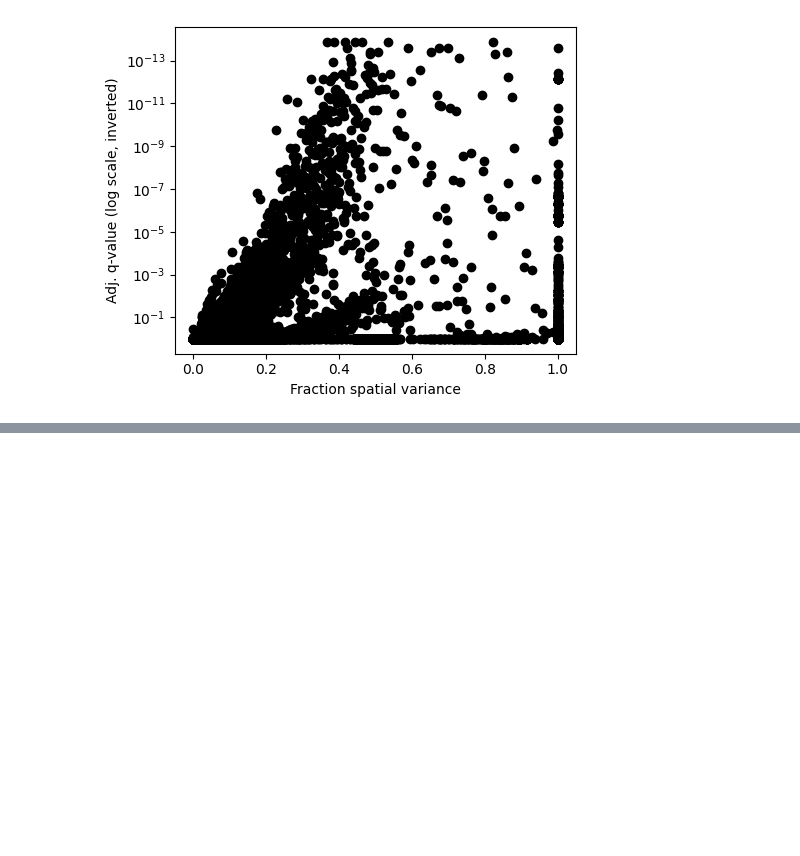
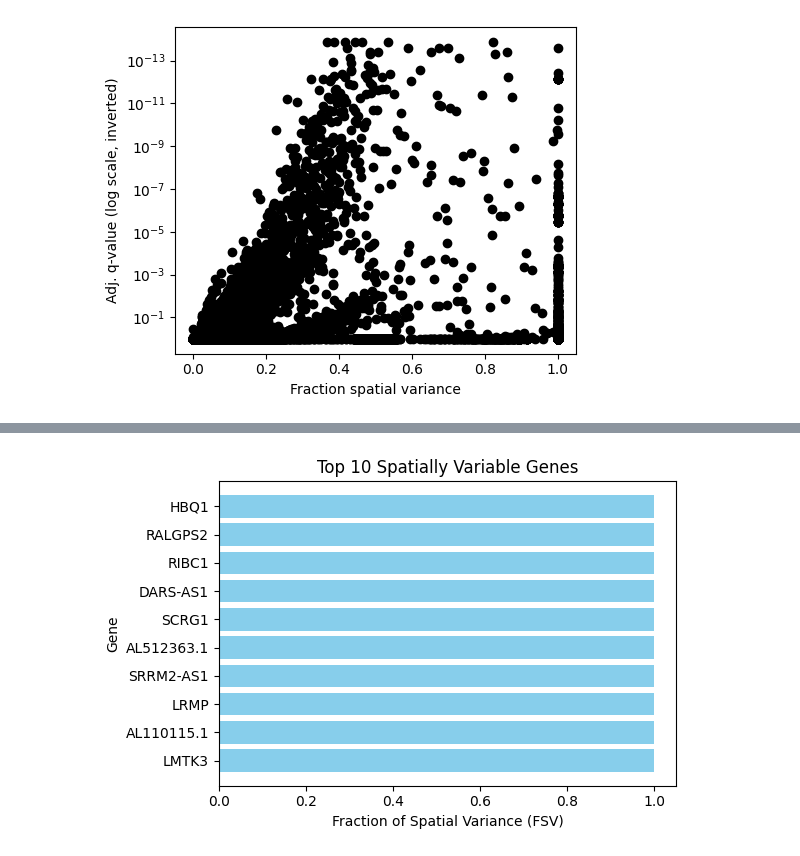
Before and after one commit to nikolienka24/IV114_ST, a Jupyter notebook: SOMDE_vizualizations.ipynb, the cells around one changed output, grey strips where cells are left out. Cells and saved outputs as stored; diff of their text form; code cells hidden in the pictures; blank space fills up the shorter version.

```diff
--- a/SOMDE_vizualizations.ipynb
+++ b/SOMDE_vizualizations.ipynb
@@ -140,0 +149,15 @@ plt.show()
+# %%
+# -------------------------------
+# Top Genes Bar Plot
+# -------------------------------
+top_genes_data = result.sort_values('FSV', ascending=False).head(10)
+plt.figure(figsize=(6, 4))
+plt.barh(top_genes_data['g'], top_genes_data['FSV'], color='skyblue')
+plt.xlabel('Fraction of Spatial Variance (FSV)')
+plt.ylabel('Gene')
+plt.title('Top 10 Spatially Variable Genes')
+plt.gca().invert_yaxis()  # highest FSV on top
+plt.tight_layout()
+plt.show()
+# %% [output]
+[figure, added]
```
Also changed, not shown: parts of 5 cells of this notebook.
